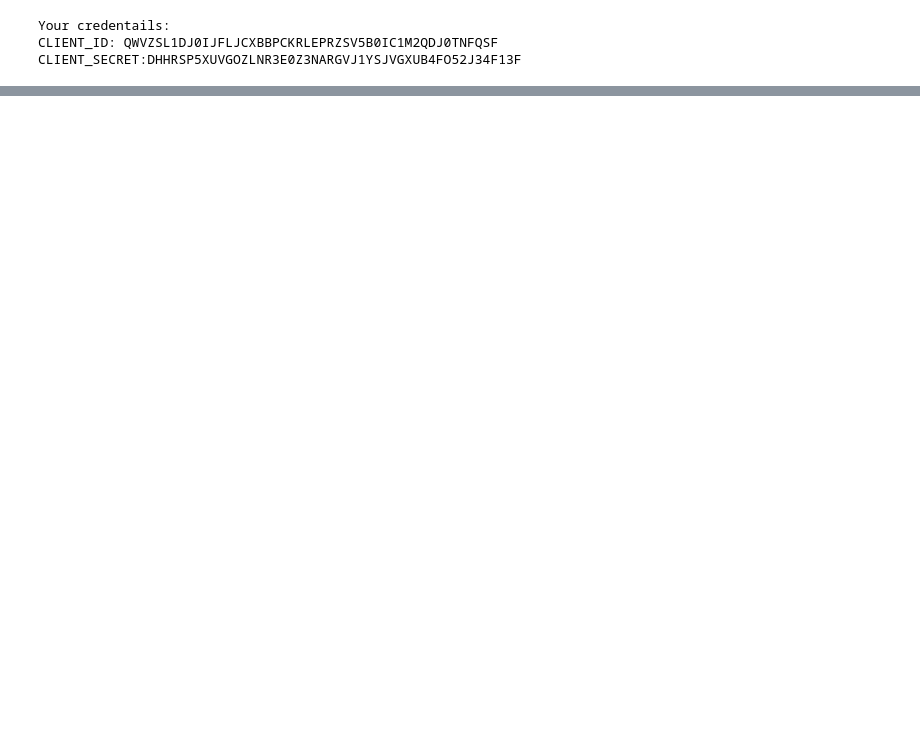
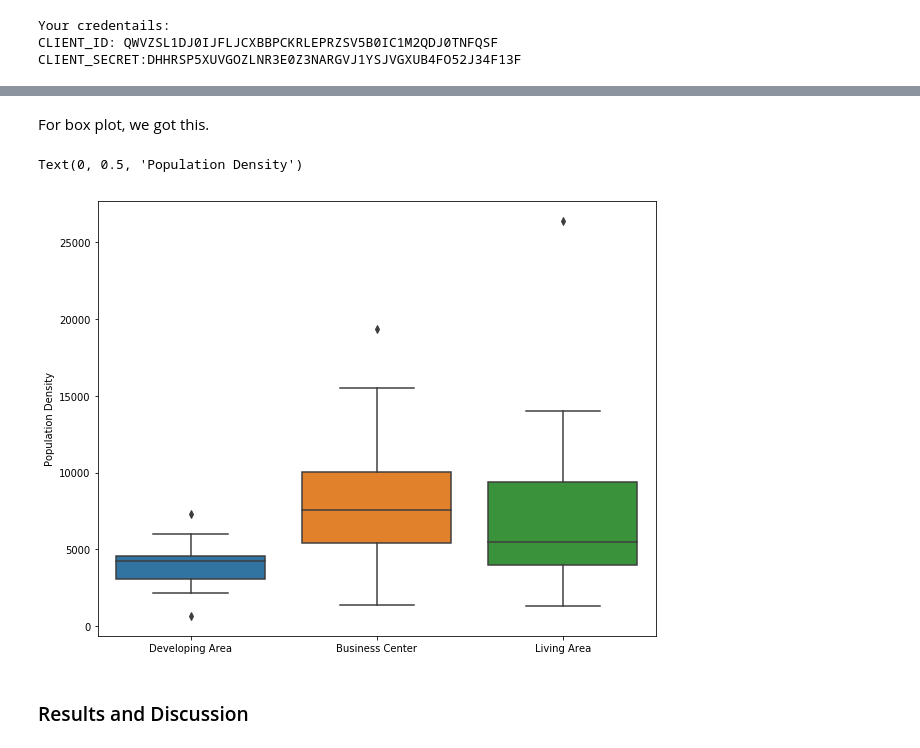
Before and after one commit to ChayutWo/Collaborative_Filtering_Movies, a Jupyter notebook: Neighborhoods_Segmentation_Bangkok.ipynb, the cells around one changed output, grey strips where cells are left out. Drawn from its saved outputs; the diff is of its cells as text; code cells hidden in the pictures; blank space fills up the shorter version.

```diff
--- a/Neighborhoods_Segmentation_Bangkok.ipynb
+++ b/Neighborhoods_Segmentation_Bangkok.ipynb
@@ -381,0 +383,35 @@ These are places that generate lots of money for the country and people living i
+# %%
+from folium import plugins
+from folium.plugins import HeatMap
+from sklearn.preprocessing import StandardScaler
+
+latitude = 13.77
+longitude = 100.624291
+# create map
+map_choropleth = folium.Map(location=[latitude, longitude], zoom_start=11, tiles = 'Mapbox Bright')
+
+jsonfile = 'adm2_greaterBK_hD4.json'
+# set color scheme for the clusters
+x = np.arange(kclusters)
+ys = [i + x + (i*x)**2 for i in range(kclusters)]
+colors_array = cm.rainbow(np.linspace(0, 1, len(ys)))
+rainbow = [colors.rgb2hex(i) for i in colors_array]
+
+#add choropleth data
+map_choropleth.choropleth(geo_data = jsonfile, data = final_df, columns = ['Neighborhood','PopulationDensity'],key_on = 'feature.properties.NAME_2', fill_color = 'YlOrRd', legend_name = 'Population Density (person/sq.km.)' )
+
+# add markers to the map
+markers_colors = []
+for lat, lon, poi, cluster in zip(bangkok_final['Latitude'], bangkok_final['Longitude'], bangkok_final['Neighborhood'], bangkok_final['Cluster Labels']):
+    label = folium.Popup(str(poi) + ' Cluster ' + str(cluster), parse_html=True)
+    folium.CircleMarker(
+        [lat, lon],
+        radius=7,
+        popup=label,
+        color=rainbow[cluster-1],
+        fill=True,
+        fill_color=rainbow[cluster-1],
+        fill_opacity=0.9).add_to(map_choropleth)
+
+
+map_choropleth
@@ -381,0 +420,15 @@ These are places that generate lots of money for the country and people living i
+# %% [markdown]
+For box plot, we got this.
+# %%
+dictCluster = {0:'Developing Area', 1:'Business Center', 2:'Living Area'}
+final_df['Cluster Def'] = [dictCluster[x['Cluster Labels']] for i,x in final_df.iterrows()]
+# %%
+plt.figure(figsize=(10,8))
+sns.boxplot(data =final_df, x = 'Cluster Def', y = 'PopulationDensity')
+plt.xlabel('')
+plt.ylabel('Population Density')
+# %% [output]
+Text(0, 0.5, 'Population Density')
+[figure, added]
+# %% [markdown]
+### Results and Discussion ###
```
Also changed, not shown: parts of 50 cells of this notebook, 3 other files.
